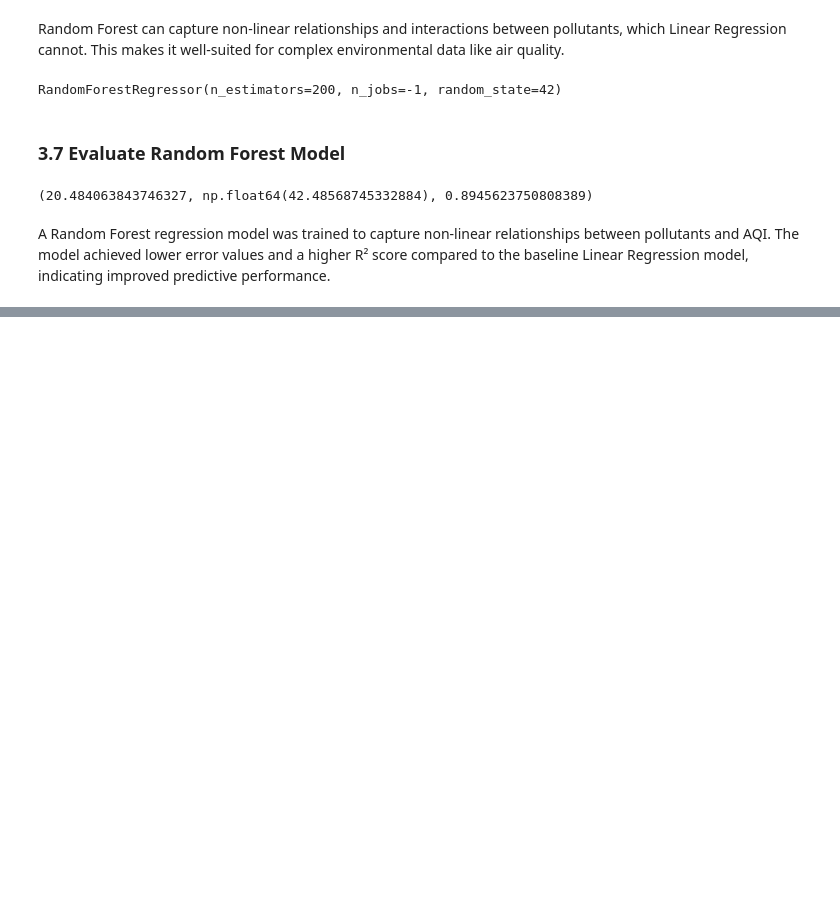
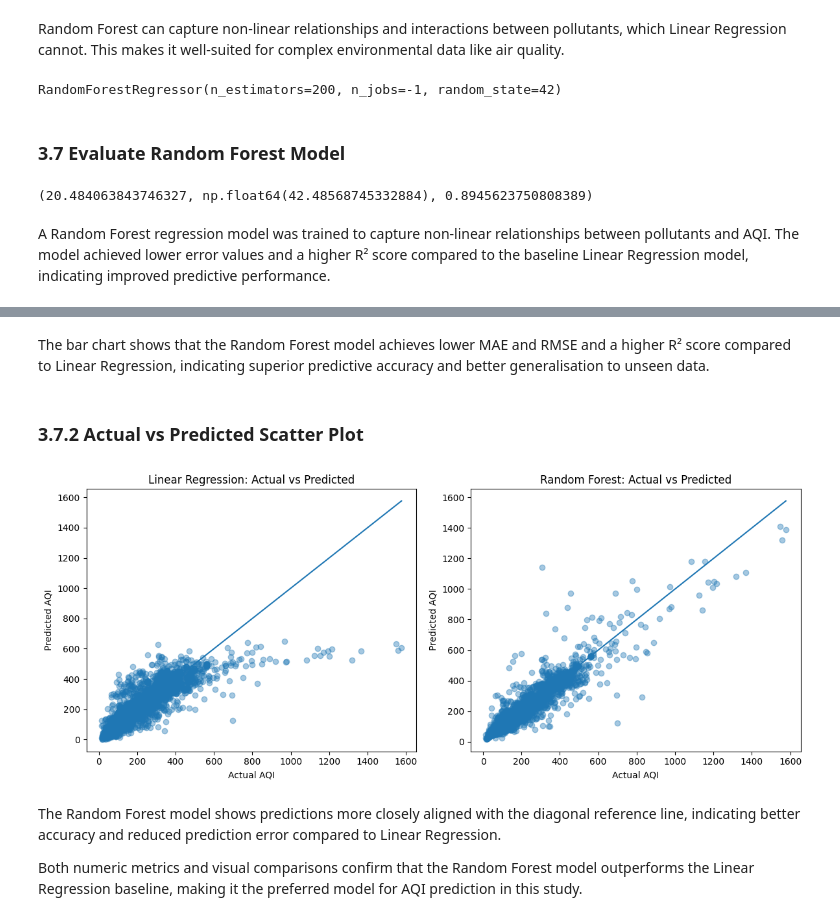
Before and after one commit to sagar4real/CMP7005-PRAC1, a Jupyter notebook: 01_data_handling.ipynb, the cells around one changed output, grey strips where cells are left out. Saved outputs shown, nothing was run; the diff lists cells and outputs as text; code cells hidden in the pictures; blank space fills up the shorter version.

```diff
--- a/01_data_handling.ipynb
+++ b/01_data_handling.ipynb
@@ -1045,0 +1076,33 @@ A Random Forest regression model was trained to capture non-linear relationships
+# %% [markdown]
+The bar chart shows that the Random Forest model achieves lower MAE and RMSE and a higher R² score compared to Linear Regression, indicating superior predictive accuracy and better generalisation to unseen data.
+# %% [markdown]
+### **3.7.2 Actual vs Predicted Scatter Plot**
+# %%
+plt.figure(figsize=(12,5))
+
+# Linear Regression
+plt.subplot(1,2,1)
+plt.scatter(y_test, y_pred_lr, alpha=0.4)
+plt.plot([y_test.min(), y_test.max()],
+         [y_test.min(), y_test.max()])
+plt.title('Linear Regression: Actual vs Predicted')
+plt.xlabel('Actual AQI')
+plt.ylabel('Predicted AQI')
+
+# Random Forest
+plt.subplot(1,2,2)
+plt.scatter(y_test, y_pred_rf, alpha=0.4)
+plt.plot([y_test.min(), y_test.max()],
+         [y_test.min(), y_test.max()])
+plt.title('Random Forest: Actual vs Predicted')
+plt.xlabel('Actual AQI')
+plt.ylabel('Predicted AQI')
+
+plt.tight_layout()
+plt.show()
+# %% [output]
+[figure, added]
+# %% [markdown]
+The Random Forest model shows predictions more closely aligned with the diagonal reference line, indicating better accuracy and reduced prediction error compared to Linear Regression.
+
+Both numeric metrics and visual comparisons confirm that the Random Forest model outperforms the Linear Regression baseline, making it the preferred model for AQI prediction in this study.
```
Also changed, not shown: parts of 6 cells of this notebook.
